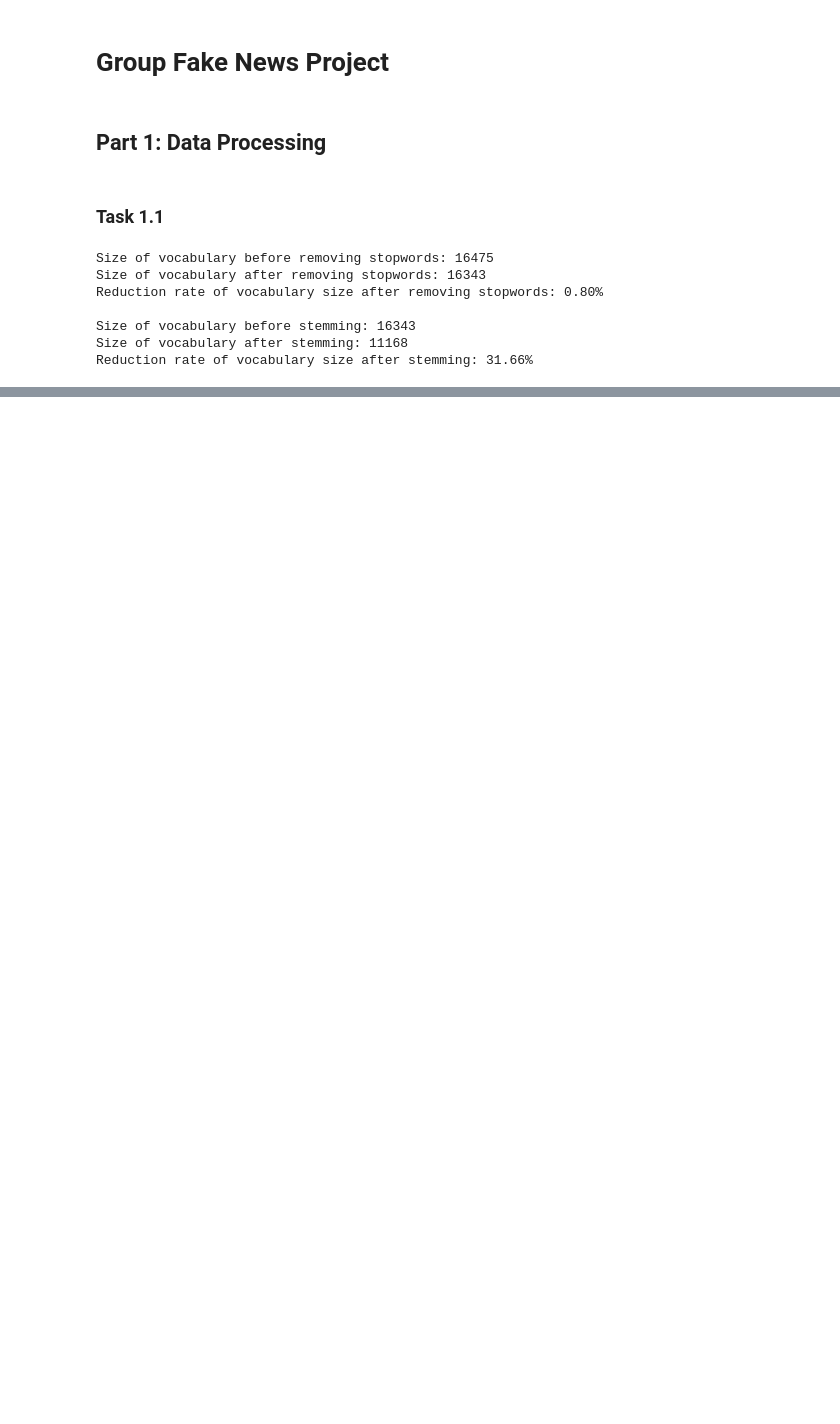
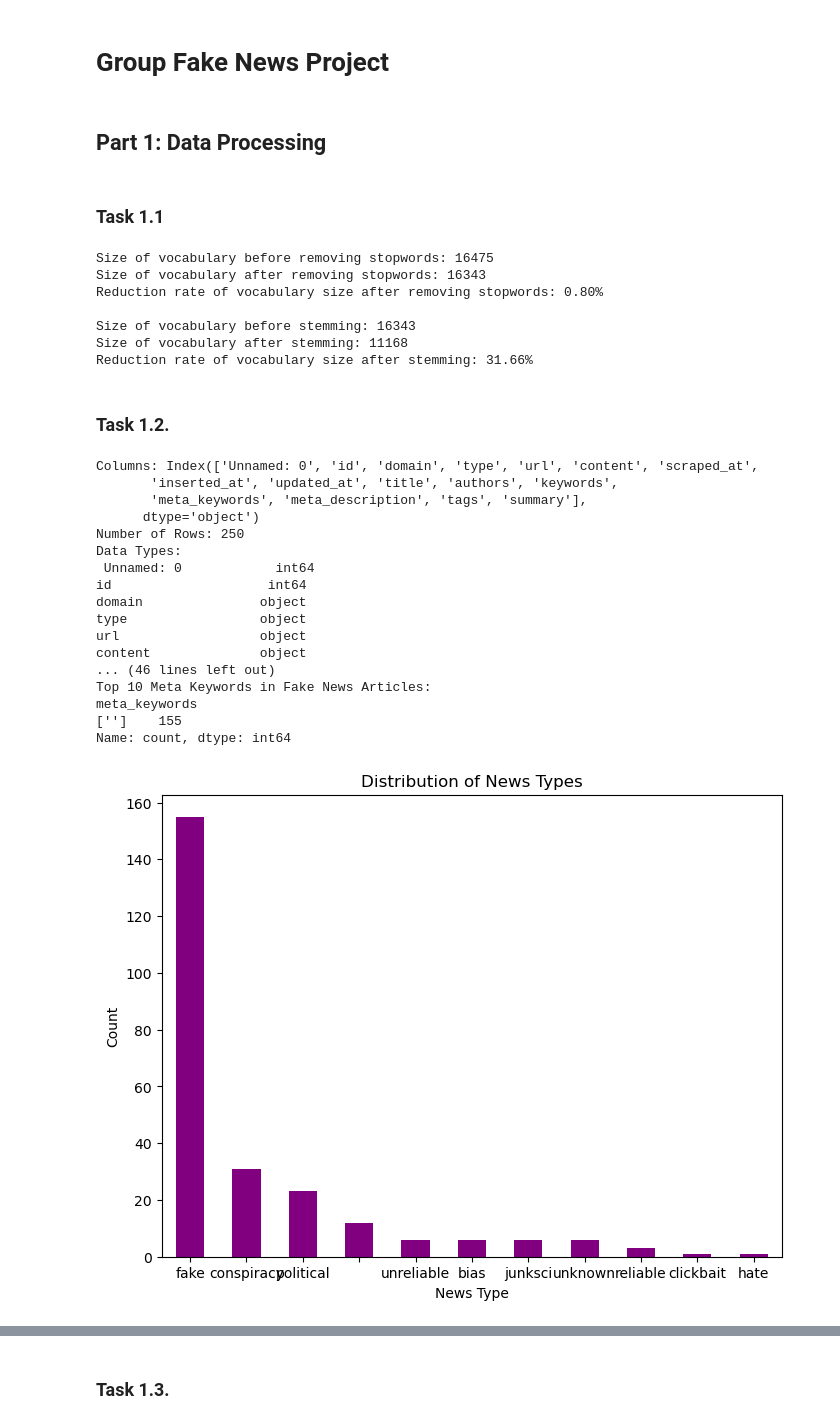
Before and after one commit to andreazheidam/Fake-News-Project, a Jupyter notebook: 0. Group Project.ipynb, the cells around one changed output, grey strips where cells are left out. Saved outputs shown, nothing was run; the diff lists cells and outputs as text; code cells hidden in the pictures; blank space fills up the shorter version.

```diff
--- a/0. Group Project.ipynb
+++ b/0. Group Project.ipynb
@@ -103,3 +103,76 @@ Reduction rate of vocabulary size after removing stopwords: 0.80%
 Size of vocabulary before stemming: 16343
 Size of vocabulary after stemming: 11168
 Reduction rate of vocabulary size after stemming: 31.66%
+# %% [markdown]
+### Task 1.2.
+# %%
+import pandas as pd
+import matplotlib.pyplot as plt
+
+# Load the dataset into a Pandas DataFrame
+data = pd.read_csv('news_sample.csv')
+
+# Initial Data Exploration
+print("Columns:", data.columns)
+print("Number of Rows:", len(data))
+print("Data Types:\n", data.dtypes)
+
+# Handle missing values
+data.fillna('', inplace=True)
+
+# Explore the distribution of fake news vs. real news articles
+news_type_distribution = data['type'].value_counts()
+print("\nDistribution of News Types:")
+print(news_type_distribution)
+
+# Explore the distribution of articles across different domains
+domain_distribution = data['domain'].value_counts().head(10)
+print("\nTop 10 Domains with Most Articles:")
+print(domain_distribution)
+
+# Explore the most common keywords associated with fake news articles
+fake_news_keywords = data[data['type'] == 'fake']['keywords'].str.split(',').explode().value_counts().head(10)
+print("\nTop 10 Keywords in Fake News Articles:")
+print(fake_news_keywords)
+
+# Explore the most common meta keywords associated with fake news articles
+fake_news_meta_keywords = data[data['type'] == 'fake']['meta_keywords'].str.split(',').explode().value_counts().head(10)
+print("\nTop 10 Meta Keywords in Fake News Articles:")
+print(fake_news_meta_keywords)
+
+# Visualize the distribution of news types
+plt.figure(figsize=(8, 6))
+news_type_distribution.plot(kind='bar', color='purple')
+plt.title('Distribution of News Types')
+plt.xlabel('News Type')
+plt.ylabel('Count')
+plt.xticks(rotation=0)
+plt.show()
+
+# Visualize the distribution of articles across different domains
+plt.figure(figsize=(10, 6))
+domain_distribution.plot(kind='bar', color='magenta')
+plt.title('Top 10 Domains with Most Articles')
+plt.xlabel('Domain')
+plt.ylabel('Count')
+plt.xticks(rotation=45)
+plt.show()
+# %% [output]
+Columns: Index(['Unnamed: 0', 'id', 'domain', 'type', 'url', 'content', 'scraped_at',
+       'inserted_at', 'updated_at', 'title', 'authors', 'keywords',
+       'meta_keywords', 'meta_description', 'tags', 'summary'],
+      dtype='object')
+Number of Rows: 250
+Data Types:
+ Unnamed: 0            int64
+id                    int64
+domain               object
+type                 object
+url                  object
+content              object
+... (46 lines left out)
+Top 10 Meta Keywords in Fake News Articles:
+meta_keywords
+['']    155
+Name: count, dtype: int64
+[figure, added]
@@ -105,0 +180,2 @@ Reduction rate of vocabulary size after stemming: 31.66%
+# %% [markdown]
+### Task 1.3.
```
Also changed, not shown: parts of 4 cells of this notebook.
